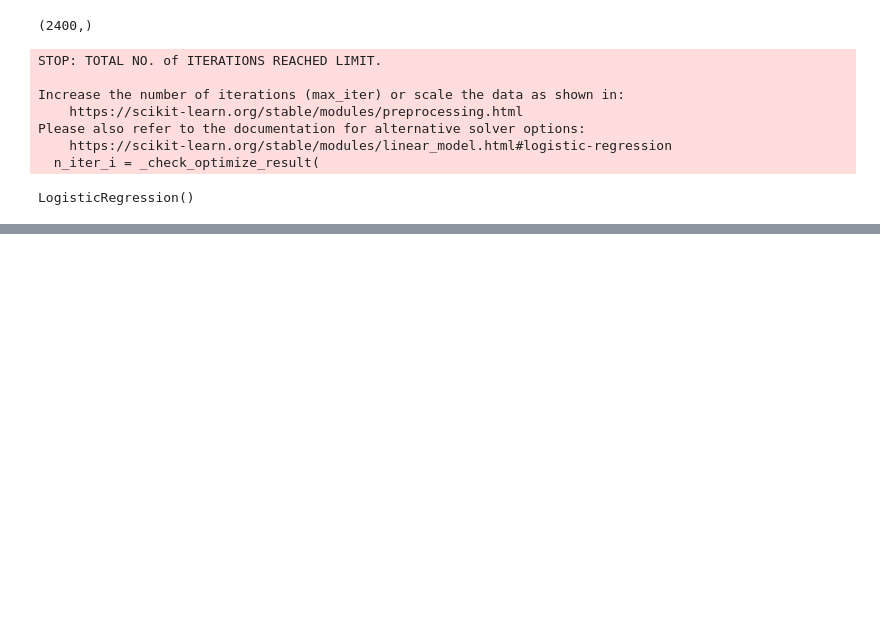
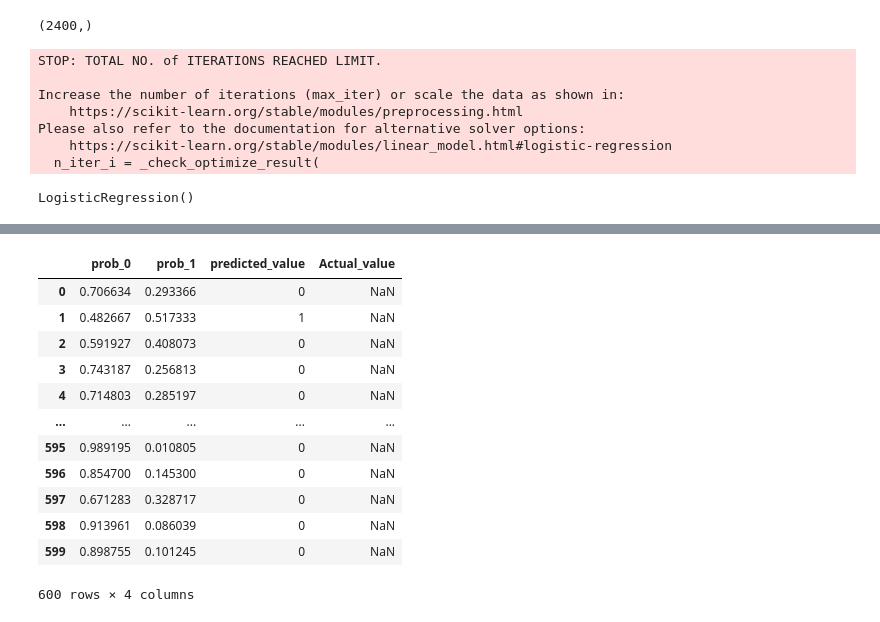
Before and after one commit to fahadrajput99/EDA-Using-Pandas, a Jupyter notebook: cerdit_scoring.ipynb, the cells around one changed output, grey strips where cells are left out. Cells and saved outputs as stored; diff of their text form; code cells hidden in the pictures; blank space fills up the shorter version.

```diff
--- a/cerdit_scoring.ipynb
+++ b/cerdit_scoring.ipynb
@@ -203,0 +205,2 @@ Name: TARGET, Length: 600, dtype: int64
+# %%
+prob=model.predict_proba(X_test)
@@ -203,0 +232,22 @@ Name: TARGET, Length: 600, dtype: int64
+# %%
+df_prob_prediction = pd.DataFrame(prob, columns=['prob_0', 'prob_1'])
+df_predicted_target = pd.DataFrame(model.predict(X_test) , columns=['predicted_value'])
+df_actual_value = pd.DataFrame(y_test, columns=['Actual_value'])
+
+dfx=pd.concat([df_prob_prediction , df_predicted_target ,df_actual_value] , axis=1)
+
+dfx
+# %% [output]
+|  | prob_0 | prob_1 | predicted_value | Actual_value |
+| 0 | 0.706634 | 0.293366 | 0 | NaN |
+| 1 | 0.482667 | 0.517333 | 1 | NaN |
+| 2 | 0.591927 | 0.408073 | 0 | NaN |
+| 3 | 0.743187 | 0.256813 | 0 | NaN |
+| 4 | 0.714803 | 0.285197 | 0 | NaN |
+| ... | ... | ... | ... | ... |
+| 595 | 0.989195 | 0.010805 | 0 | NaN |
+| 596 | 0.854700 | 0.145300 | 0 | NaN |
+| 597 | 0.671283 | 0.328717 | 0 | NaN |
+| 598 | 0.913961 | 0.086039 | 0 | NaN |
+| 599 | 0.898755 | 0.101245 | 0 | NaN |
+600 rows × 4 columns
```
Also changed, not shown: parts of 9 cells of this notebook.
